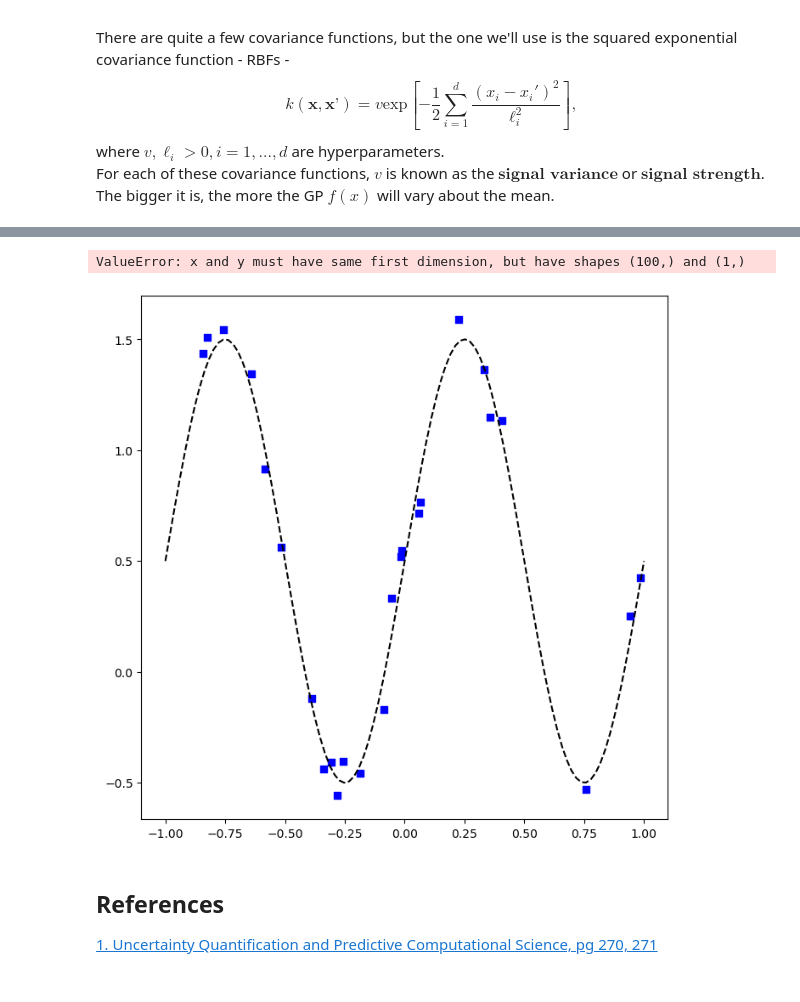
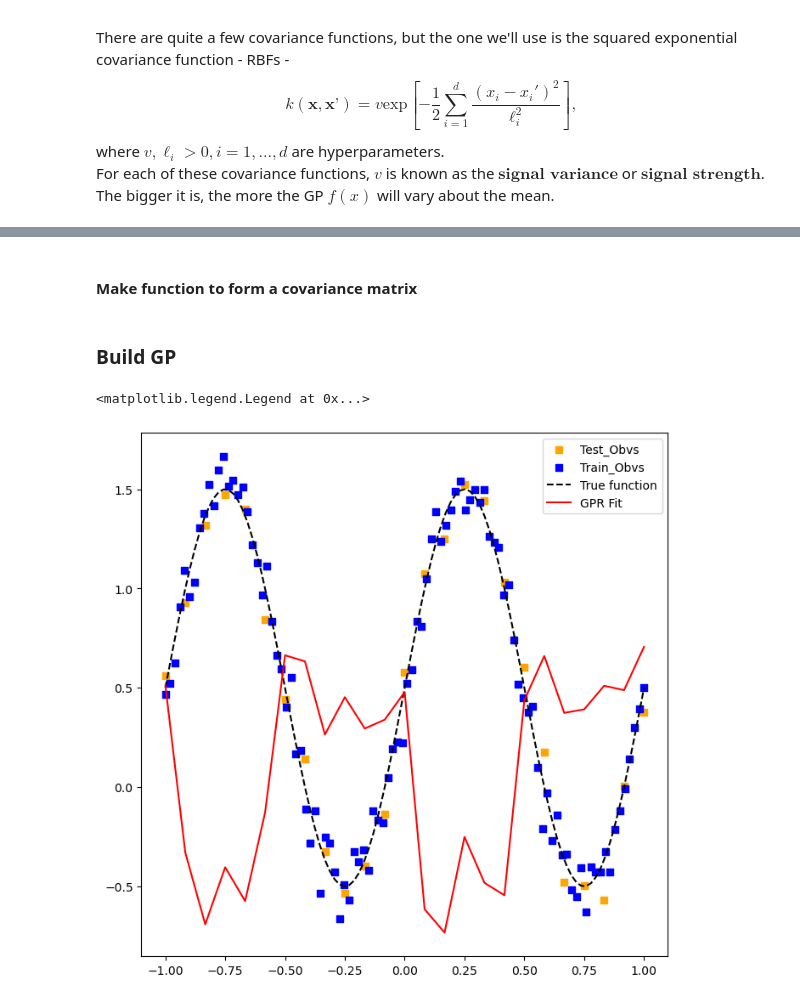
Before and after one commit to jrobo-gith/Regression-techniques-from-scratch, a Jupyter notebook: regression_models/GPR.ipynb, the cells around one changed output, grey strips where cells are left out. Cells and saved outputs as stored; diff of their text form; code cells hidden in the pictures.

```diff
--- a/regression_models/GPR.ipynb
+++ b/regression_models/GPR.ipynb
@@ -37,8 +35,0 @@ ax.grid(True)
-# %%
-def RBF(x0: np.array, x1: np.array, ell: float, v: float) -> np.array:
-    summs = -0.5 * np.sum(((x0 - x1)**2)/ell**2)
-    return v * np.exp(summs)
-# Define covariance function
-ell = 0.2
-v = 1
-k = lambda x, y: RBF(x, y, ell, v)
@@ -75,0 +38,15 @@ sigma_tot = np.sqrt(np.diag(V) + sigma**2).flatten() # posterior variance + nois
+# %%
+class SquaredExponentialKernel:
+    def __init__(self, length_scale=1, v=1):
+        self.length_scale = length_scale
+        self.v = v
+
+    def __call__(self, arg1, arg2):
+        return self.v * np.exp(-np.linalg.norm(arg1 - arg2) ** 2 / (2*self.length_scale ** 2))
+# %% [markdown]
+#### Make function to form a covariance matrix
+# %%
+def build_covariance_matrix(x0, x1, covariance_function):
+    return np.array([[covariance_function(a, b) for a in x0] for b in x1])
+# %% [markdown]
+### Build GP
@@ -76,21 +78,18 @@ sigma_tot = np.sqrt(np.diag(V) + sigma**2).flatten() # posterior variance + nois
+# %%
+X_test = np.linspace(lb, ub, 25)
+y_test = data_gen.data(X_test, sigma**2)
+
+# Initialise GP
+
+GP = GPR(X_data, y_data, sigma)
+mean, cov_matrix, variance = GP.predict(y_test)
 # %%
-X_true = np.linspace(-1, 1, 100)
-num_obvs = 25
-sigma = 0.1
-X_data = np.random.uniform(-1, 1, num_obvs)
-y_data = data_gen.data(X_data, sigma**2)
 fig, ax = plt.subplots(figsize=(8, 8))
-ax.scatter(X_data, y_data, marker='s', label='Observations', color="b")
+ax.scatter(X_test, y_test, marker='s', label='Test_Obvs', color="orange")
+ax.scatter(X_data, y_data, marker='s', label='Train_Obvs', color="b")
 ax.plot(X_true, data_gen.sinusoid(X_true), label='True function', color="k", linestyle='--')
-ax.plot(X_true, y_star.flatten(), label='GPR prediction', color="r", linestyle='--')
-ax.set_xlabel('$x$')
-ax.set_ylabel('$y$')
-ax.set_title("Noisy observations of the original function $y = 0.5 sin(2\pi X) + \epsilon$")
+ax.plot(X_test, mean, label="GPR Fit", color="r")
 ax.legend()
-ax.grid(True)
 # %% [output]
-ValueError: x and y must have same first dimension, but have shapes (100,) and (1,)
+<matplotlib.legend.Legend at 0x...>
-[figure, old version]
+[figure, new version]
-# %% [markdown]
-## References
-[1. Uncertainty Quantification and Predictive Computational Science, pg 270, 271](https://link.springer.com/book/10.1007/978-3-319-99525-0)
```
Also changed, not shown: parts of 8 cells of this notebook.
